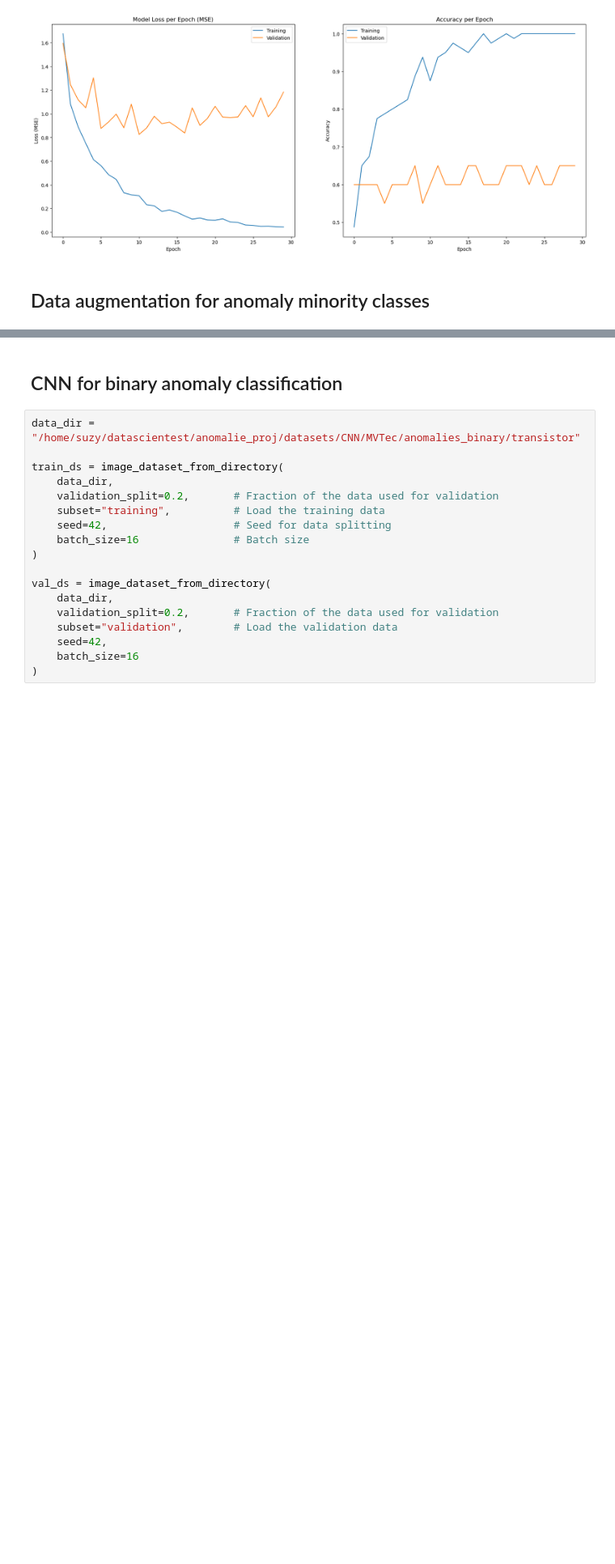
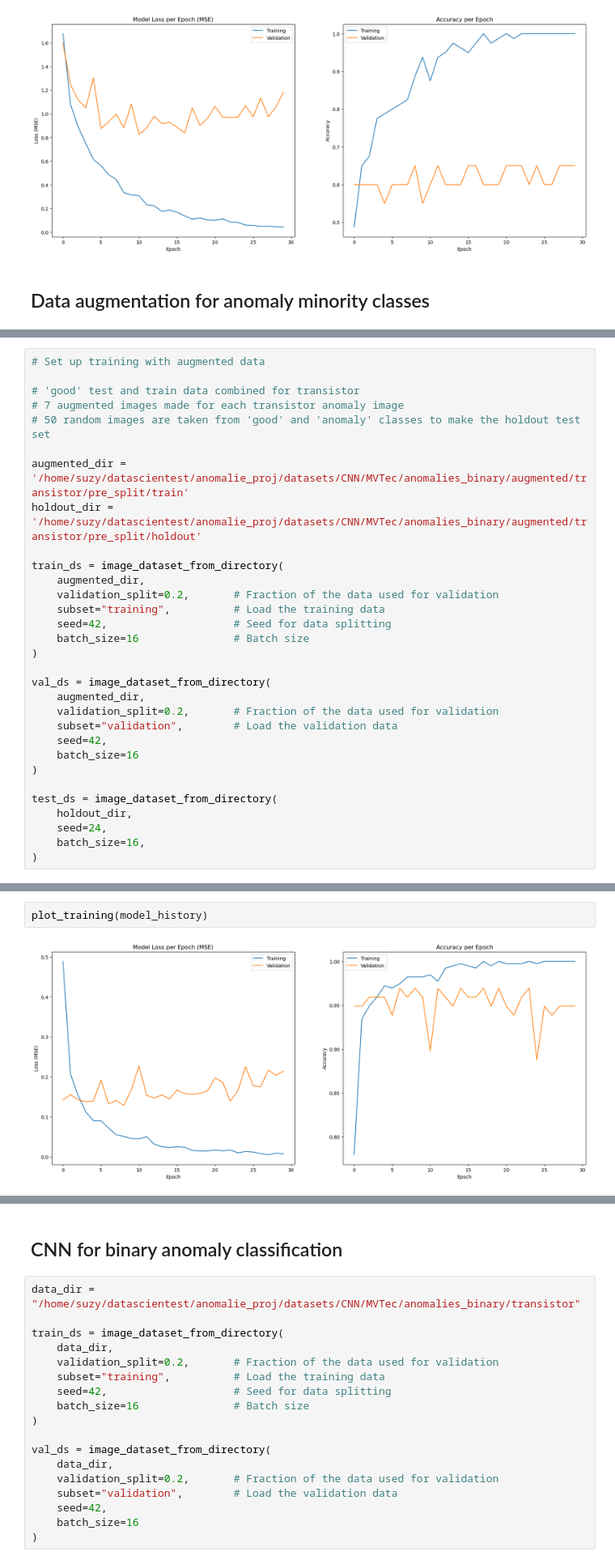
Before and after one commit to skw32/datascientest_anomaly_project_backup, a Jupyter notebook: notebooks/modelisation_DL_SKW.ipynb, the cells around one changed output, grey strips where cells are left out. Shown at 81% size. Cells and saved outputs as stored; diff of their text form; blank space fills up the shorter version.

```diff
--- a/notebooks/modelisation_DL_SKW.ipynb
+++ b/notebooks/modelisation_DL_SKW.ipynb
@@ -657,0 +538,31 @@ for image in imageGen:
+# %%
+# Set up training with augmented data
+
+# 'good' test and train data combined for transistor
+# 7 augmented images made for each transistor anomaly image
+# 50 random images are taken from 'good' and 'anomaly' classes to make the holdout test set
+
+augmented_dir = '/home/suzy/datascientest/anomalie_proj/datasets/CNN/MVTec/anomalies_binary/augmented/transistor/pre_split/train'
+holdout_dir = '/home/suzy/datascientest/anomalie_proj/datasets/CNN/MVTec/anomalies_binary/augmented/transistor/pre_split/holdout'
+
+train_ds = image_dataset_from_directory(
+    augmented_dir,
+    validation_split=0.2,       # Fraction of the data used for validation
+    subset="training",          # Load the training data
+    seed=42,                    # Seed for data splitting
+    batch_size=16               # Batch size
+)
+
+val_ds = image_dataset_from_directory(
+    augmented_dir,
+    validation_split=0.2,       # Fraction of the data used for validation
+    subset="validation",        # Load the validation data
+    seed=42,
+    batch_size=16
+)
+
+test_ds = image_dataset_from_directory(
+    holdout_dir,
+    seed=24,
+    batch_size=16,
+)
@@ -657,0 +613,4 @@ for image in imageGen:
+# %%
+plot_training(model_history)
+# %% [output]
+[figure, added]
```
Also changed, not shown: parts of 31 cells of this notebook.
